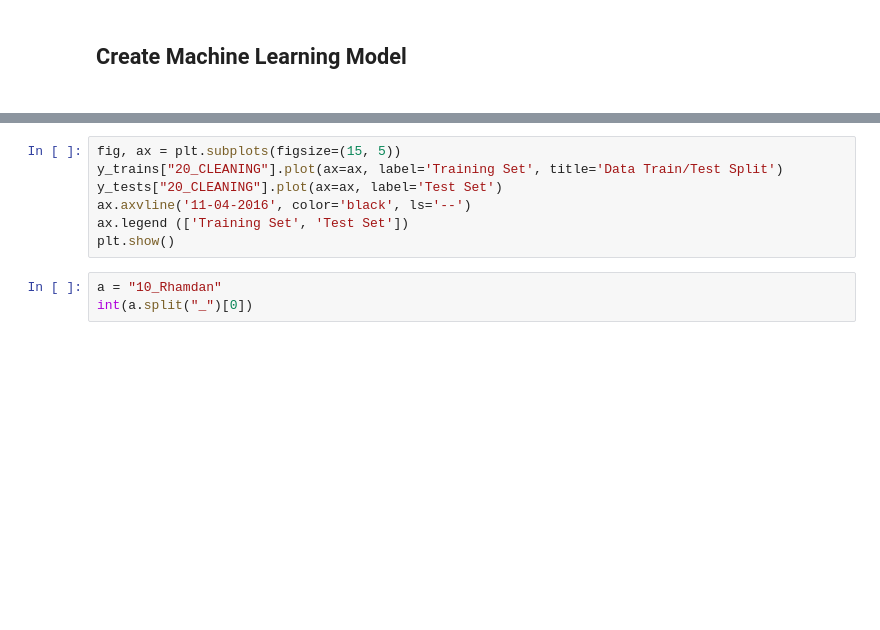
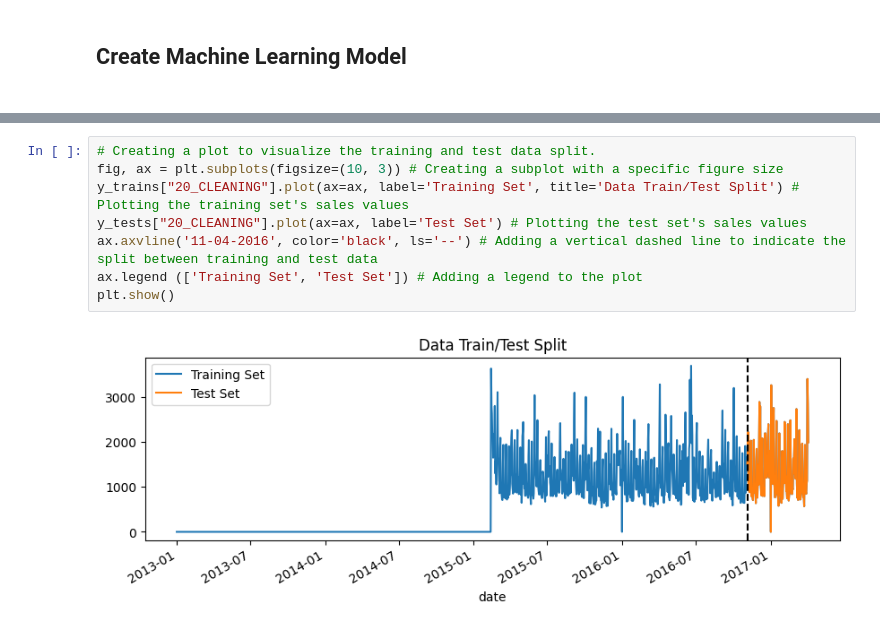
Before and after one commit to rhamdansyahrulm/Store-Sales, a Jupyter notebook: Store_Sales.ipynb, the cells around one changed output, grey strips where cells are left out. Drawn from its saved outputs; the diff is of its cells as text; blank space fills up the shorter version.

```diff
--- a/Store_Sales.ipynb
+++ b/Store_Sales.ipynb
@@ -325,11 +835,11 @@ for key, value in ready_dataset.items():
 # %%
-fig, ax = plt.subplots(figsize=(15, 5))
-y_trains["20_CLEANING"].plot(ax=ax, label='Training Set', title='Data Train/Test Split')
-y_tests["20_CLEANING"].plot(ax=ax, label='Test Set')
-ax.axvline('11-04-2016', color='black', ls='--')
-ax.legend (['Training Set', 'Test Set'])
+# Creating a plot to visualize the training and test data split.
+fig, ax = plt.subplots(figsize=(10, 3)) # Creating a subplot with a specific figure size
+y_trains["20_CLEANING"].plot(ax=ax, label='Training Set', title='Data Train/Test Split') # Plotting the training set's sales values
+y_tests["20_CLEANING"].plot(ax=ax, label='Test Set') # Plotting the test set's sales values
+ax.axvline('11-04-2016', color='black', ls='--') # Adding a vertical dashed line to indicate the split between training and test data
+ax.legend (['Training Set', 'Test Set']) # Adding a legend to the plot
 plt.show()
+# %% [output]
+[figure, added]
-# %%
-a = "10_Rhamdan"
-int(a.split("_")[0])
 # %%
```
Also changed, not shown: parts of 63 cells of this notebook.
